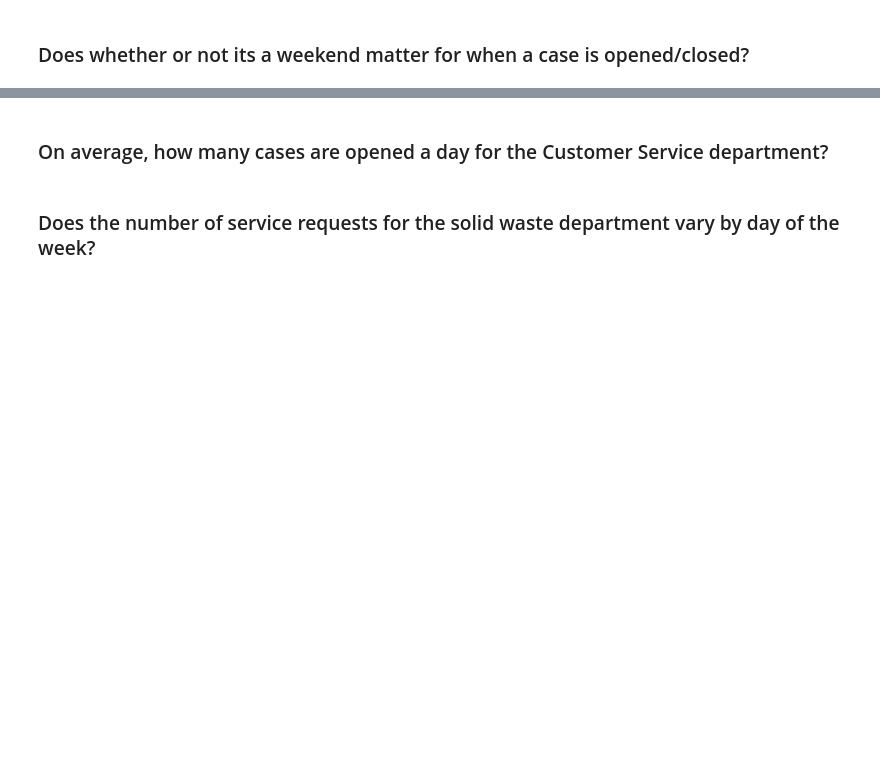
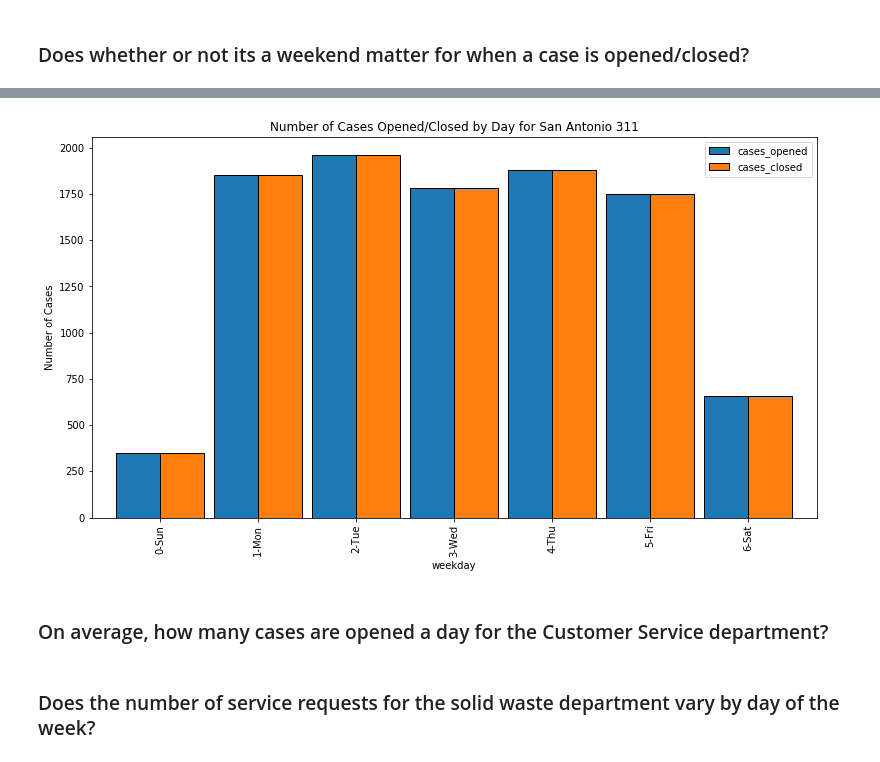
Before and after one commit to SamuelD-Data/spark-exercises, a Jupyter notebook: explore.ipynb, the cells around one changed output, grey strips where cells are left out. Drawn from its saved outputs; the diff is of its cells as text; code cells hidden in the pictures; blank space fills up the shorter version.

```diff
--- a/explore.ipynb
+++ b/explore.ipynb
@@ -323,0 +340,8 @@ Text(0.5, 0, 'Number of Service Requests')
+# %%
+cases_opened_by_day = (cases_by_day.groupby('case_opened_date').count().na.drop().sort('case_opened_date')\
+.toPandas().assign(case_opened_date=lambda df: pd.to_datetime(df.case_opened_date)).set_index('case_opened_date')\
+['count'])
+
+cases_opened_by_day.name = 'cases_opened'
+
+cases_opened_by_day
@@ -323,0 +362,8 @@ Text(0.5, 0, 'Number of Service Requests')
+# %%
+cases_closed_by_day = (cases_by_day.groupby('case_closed_date').count().na.drop().sort('case_closed_date')\
+.toPandas().assign(case_closed_date=lambda df: pd.to_datetime(df.case_closed_date)).set_index('case_closed_date')
+['count'])
+
+cases_closed_by_day.name = 'cases_closed'
+
+cases_closed_by_day
@@ -323,0 +384,4 @@ Text(0.5, 0, 'Number of Service Requests')
+# %%
+ts = pd.concat([cases_opened_by_day, cases_closed_by_day], axis=1)
+
+ts
@@ -324,3 +402,11 @@ Text(0.5, 0, 'Number of Service Requests')
+# %%
+ts['weekday'] = ts.index.strftime('%w-%a')
+ts.groupby('weekday').mean().plot.bar(figsize=(13, 7), ec='black', width=.9)
+plt.title('Number of Cases Opened/Closed by Day for San Antonio 311')
+plt.ylabel('Number of Cases')
+plt.show()
+# %% [output]
+[figure, added]
 # %% [markdown]
 ### On average, how many cases are opened a day for the Customer Service department?
 # %% [markdown]
```
Also changed, not shown: parts of 5 cells of this notebook.
